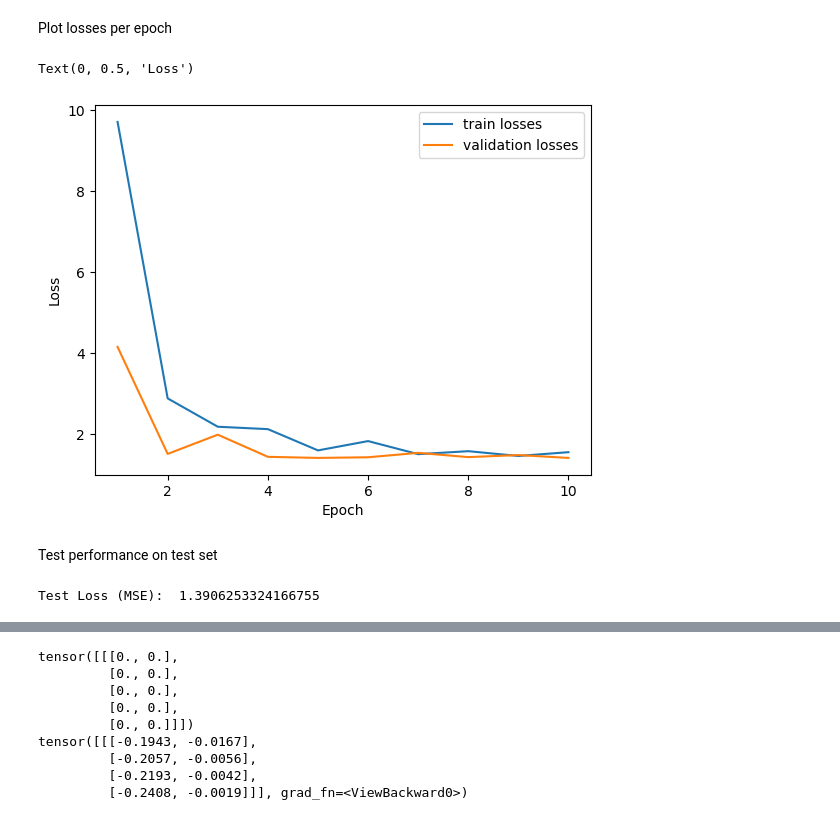
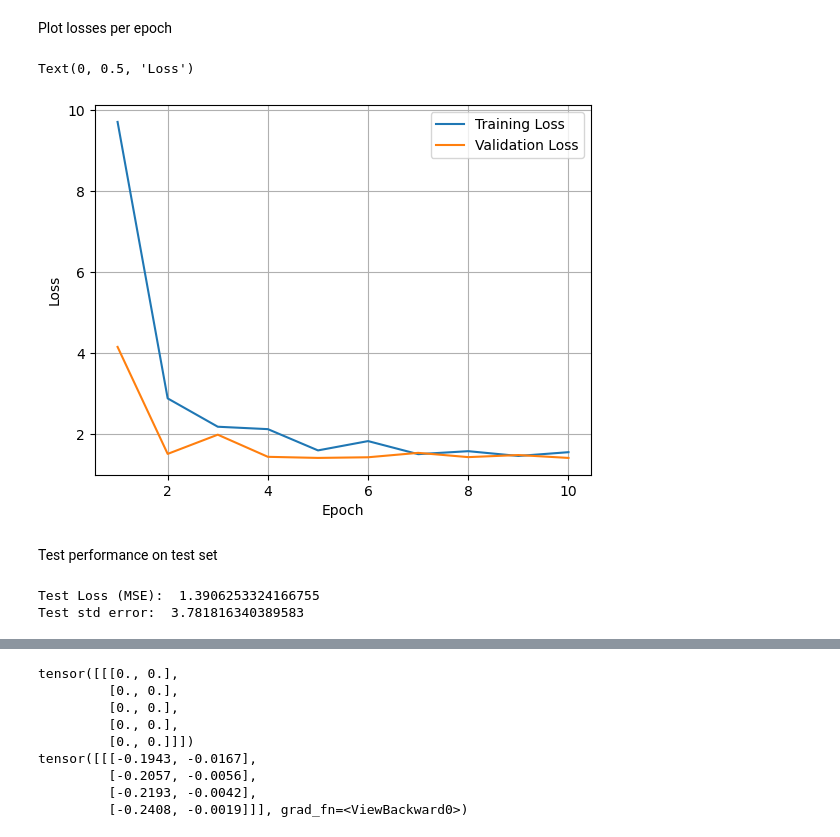
Before and after one commit to Marijn-dev/AI-for-priority-vehicles, a Jupyter notebook: LSTM_RNN_Test.ipynb, the cells around one changed output, grey strips where cells are left out. Drawn from its saved outputs; the diff is of its cells as text; code cells hidden in the pictures.

Commit message:
modified test

```diff
--- a/LSTM_RNN_Test.ipynb
+++ b/LSTM_RNN_Test.ipynb
@@ -169,25 +172,29 @@ Plot losses per epoch
 # %%
 import matplotlib.pyplot as plt
 x = np.arange(1,len(train_losses)+1)
-plt.plot(x,train_losses, label = 'Training losses')
-plt.plot(x,val_losses, label = 'Validation losses')
+plt.plot(x,train_losses, label = 'Training Loss')
+plt.plot(x,val_losses, label = 'Validation Loss')
 plt.legend()
+plt.grid()
 plt.xlabel('Epoch')
 plt.ylabel('Loss')
 # %% [output]
 Text(0, 0.5, 'Loss')
-[figure, old version]
+[figure, new version]
 # %% [markdown]
 Test performance on test set
 # %%
 with torch.no_grad():
-    test_loss = 0
+    losses = np.zeros(len(test_loader))
     for i, (past, future) in enumerate(test_loader):
             hidden = LSTM_model.init_hidden(past)
             future_pred, _ = LSTM_model(past,hidden)
             loss = criterion(future_pred, future)
-            test_loss += loss.item()
-test_loss = test_loss / len(test_loader)
+            losses[i] = loss.item()
+test_loss = np.mean(losses)
+test_loss_std = np.std(losses)
 print("Test Loss (MSE): ", test_loss)
+print("Test std error: ", test_loss_std)
 # %% [output]
 Test Loss (MSE):  1.3906253324166755
+Test std error:  3.781816340389583
```
Also changed, not shown: parts of 4 cells of this notebook.
